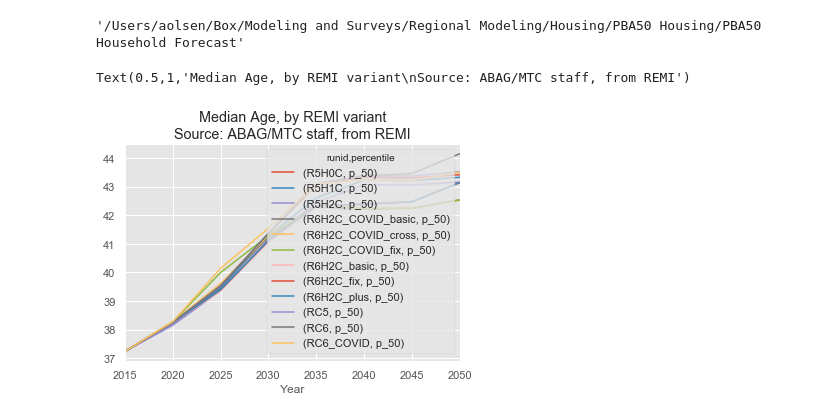
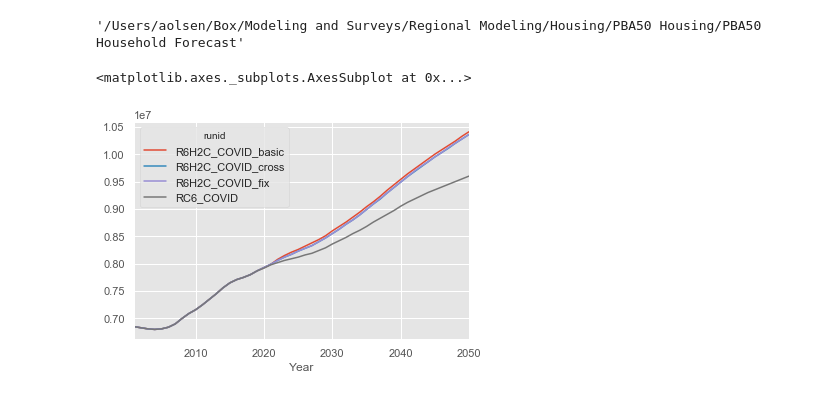
Before and after one commit to BayAreaMetro/regional_forecast, a Jupyter notebook: household_forecast/REGPROJ-HHPROJ 2A - Household income distribution projection PBA2050.ipynb, the cells around one changed output. Cells and saved outputs as stored; diff of their text form; code cells hidden in the pictures.

```diff
--- a/household_forecast/REGPROJ-HHPROJ 2A - Household income distribution projection PBA2050.ipynb
+++ b/household_forecast/REGPROJ-HHPROJ 2A - Household income distribution projection PBA2050.ipynb
@@ -208,3 +215,8 @@ age_coarse=[0,5,15,25,65,inf]
+# %%
+def rounder(s,precision=3):
+    factor=10**precision
+    out=np.round(s/10**precision,0)*factor
+    return out
 # %%
 def classifier(df):
     """
@@ -652,17 +664,17 @@ scenario_to_headship_map={'RC5':'HR_PBA_2040',
                          }
 # %%
 scenarios=collections.OrderedDict([#('RC no change 3','RC no change 3'),
-           ('RC5','base_RC2050'),
-           ('R5H0C','H0_RC2050'),
-            ('R5H1C','H1_RC2050'),
-            ('R5H2C','H2_RC2050'),
+          # ('RC5','base_RC2050'),
+          # ('R5H0C','H0_RC2050'),
+          #  ('R5H1C','H1_RC2050'),
+          #  ('R5H2C','H2_RC2050'),
             #('PBA_2040','PBA_2040'),
 
         ## draft blueprint
-        ('RC6','Blueprint Baseline'),
-        ('R6H2C_fix','Blueprint Plus Fix it First'),
-        ('R6H2C_plus','Blueprint Plus Crossing'),
-        ('R6H2C_basic','Blueprint Basic'),
+        #('RC6','Blueprint Baseline'),
+        #('R6H2C_fix','Blueprint Plus Fix it First'),
+        #('R6H2C_plus','Blueprint Plus Crossing'),
+        #('R6H2C_basic','Blueprint Basic'),
 
 ## draft blueprint, with COVID-19 adjustments
 ('RC6_COVID','Blueprint-CV19 Baseline'),
@@ -1946,5 +1961,10 @@ pd.concat(outputcontainer,axis=0,names=['scenario','year']).loc(0)[:,years_5].st
 # %%
 remipop['age_num']=remipop.Ages.str.extract('(\d{1,3})').astype(int)#.groupby(['runid','Region','Year','age_grp_coarse']).value.sum()
+# %%
+remipop.groupby(['runid','Year']).value.sum().apply(rounder,precision=4).unstack(0).plot()
+# %% [output]
+<matplotlib.axes._subplots.AxesSubplot at 0x...>
+[figure, added]
 # %%
 ## RACE
 
@@ -1972,8 +1992,3 @@ for p in percentiles:
     topsheet_age=agepop_cumsum['median'].unstack(1)
     percentiledata['p_{:02.0f}'.format(p*100)]=topsheet_age
 pop_age_medians=pd.concat(percentiledata,axis=0,names=['percentile']).stack().unstack([1,0])
-pop_age_medians.plot()
-title('Median Age, by REMI variant\nSource: ABAG/MTC staff, from REMI')
-# %% [output]
-Text(0.5,1,'Median Age, by REMI variant\nSource: ABAG/MTC staff, from REMI')
-[figure, removed]
```
Also changed, not shown: parts of 39 cells of this notebook, 1 other file.
